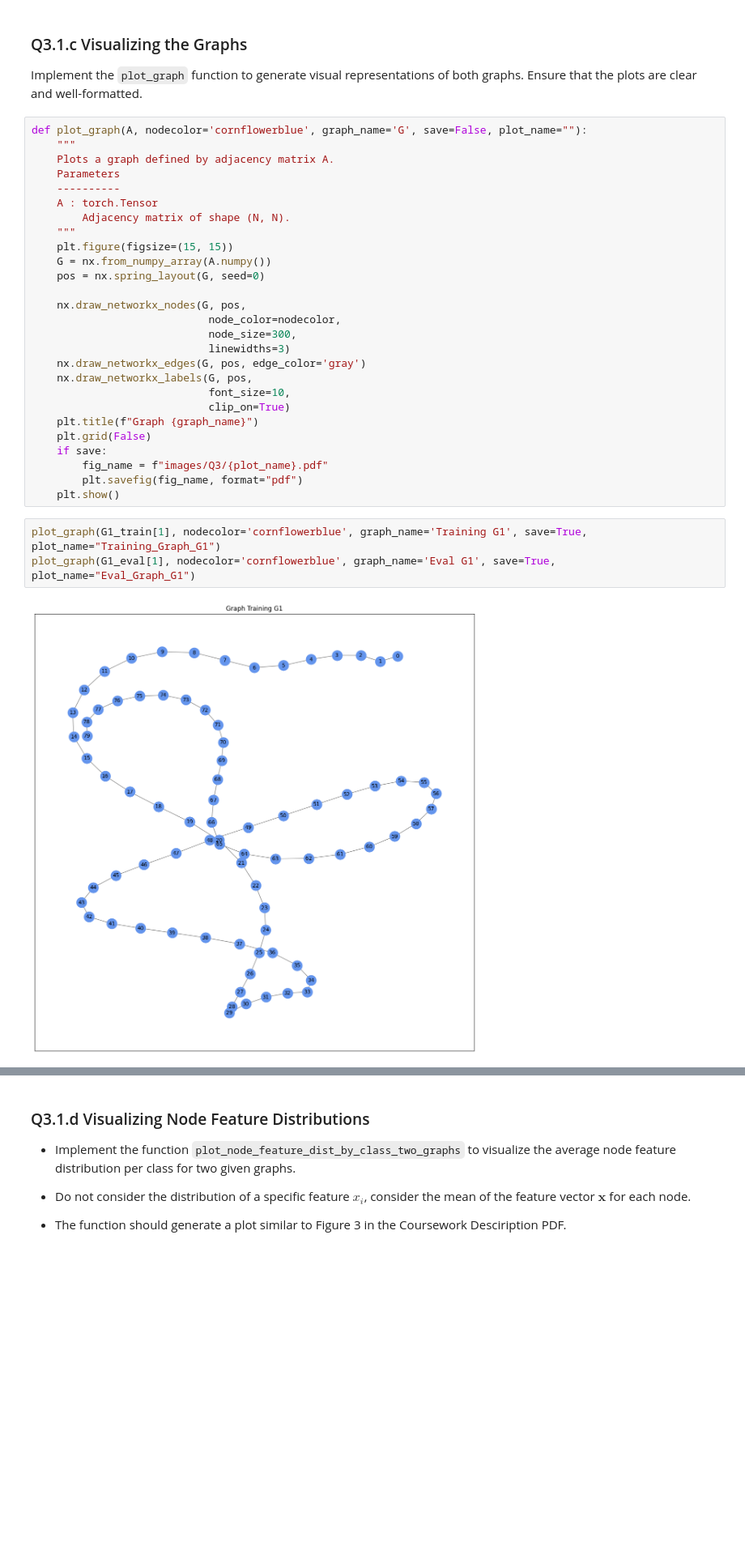
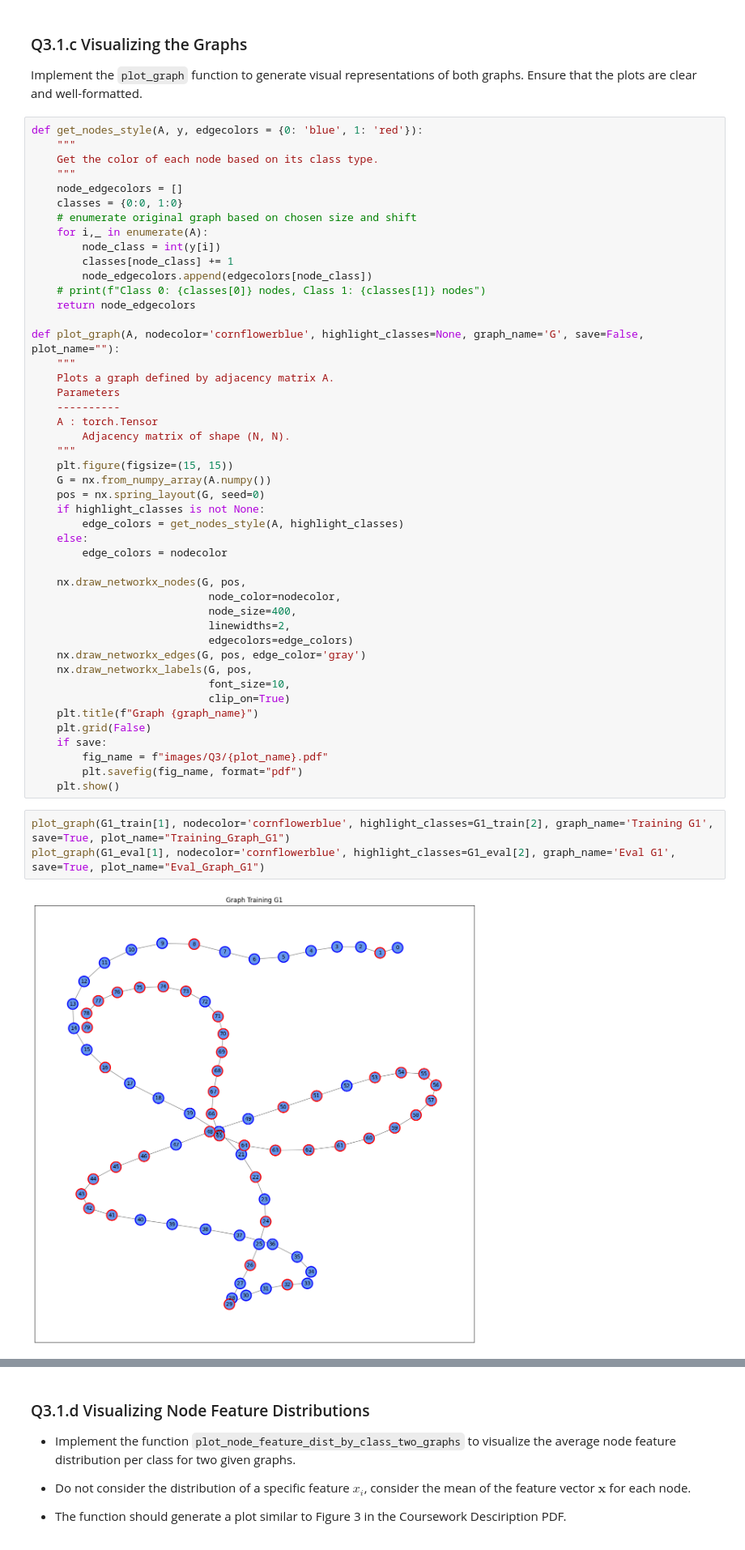
Before and after one commit to belfioreasia/Deep-Graph-Based-Learning, a Jupyter notebook: Coursework/q3_topology.ipynb, the cells around one changed output, grey strips where cells are left out. Shown at 81% size. Cells and saved outputs as stored; diff of their text form; blank space fills up the shorter version.

```diff
--- a/Coursework/q3_topology.ipynb
+++ b/Coursework/q3_topology.ipynb
@@ -254,7 +254,21 @@ plot_ricci_curvature_distribution_two_graphs(G1_eval[1], G2_eval[1], dataset_nam
 
 Implement the `plot_graph` function to generate visual representations of both graphs. Ensure that the plots are clear and well-formatted.
 # %%
-def plot_graph(A, nodecolor='cornflowerblue', graph_name='G', save=False, plot_name=""):
+def get_nodes_style(A, y, edgecolors = {0: 'blue', 1: 'red'}):
+    """
+    Get the color of each node based on its class type.
+    """
+    node_edgecolors = []
+    classes = {0:0, 1:0}
+    # enumerate original graph based on chosen size and shift
+    for i,_ in enumerate(A):
+        node_class = int(y[i])
+        classes[node_class] += 1
+        node_edgecolors.append(edgecolors[node_class])
+    # print(f"Class 0: {classes[0]} nodes, Class 1: {classes[1]} nodes")
+    return node_edgecolors
+
+def plot_graph(A, nodecolor='cornflowerblue', highlight_classes=None, graph_name='G', save=False, plot_name=""):
     """
     Plots a graph defined by adjacency matrix A.
     Parameters
@@ -265,11 +279,16 @@ def plot_graph(A, nodecolor='cornflowerblue', graph_name='G', save=False, plot_n
     plt.figure(figsize=(15, 15))
     G = nx.from_numpy_array(A.numpy())
     pos = nx.spring_layout(G, seed=0)
+    if highlight_classes is not None:
+        edge_colors = get_nodes_style(A, highlight_classes)
+    else:
+        edge_colors = nodecolor
 
     nx.draw_networkx_nodes(G, pos,
                             node_color=nodecolor,
-                            node_size=300,
-                            linewidths=3)
+                            node_size=400,
+                            linewidths=2,
+                            edgecolors=edge_colors)
     nx.draw_networkx_edges(G, pos, edge_color='gray')
     nx.draw_networkx_labels(G, pos,
                             font_size=10,
@@ -281,7 +300,7 @@ def plot_graph(A, nodecolor='cornflowerblue', graph_name='G', save=False, plot_n
         plt.savefig(fig_name, format="pdf")
     plt.show()
 # %%
-plot_graph(G1_train[1], nodecolor='cornflowerblue', graph_name='Training G1', save=True, plot_name="Training_Graph_G1")
-plot_graph(G1_eval[1], nodecolor='cornflowerblue', graph_name='Eval G1', save=True, plot_name="Eval_Graph_G1")
+plot_graph(G1_train[1], nodecolor='cornflowerblue', highlight_classes=G1_train[2], graph_name='Training G1', save=True, plot_name="Training_Graph_G1")
+plot_graph(G1_eval[1], nodecolor='cornflowerblue', highlight_classes=G1_eval[2], graph_name='Eval G1', save=True, plot_name="Eval_Graph_G1")
 # %% [output]
-[figure, old version]
+[figure, new version]
```
Also changed, not shown: parts of 14 cells of this notebook, 29 other files.
